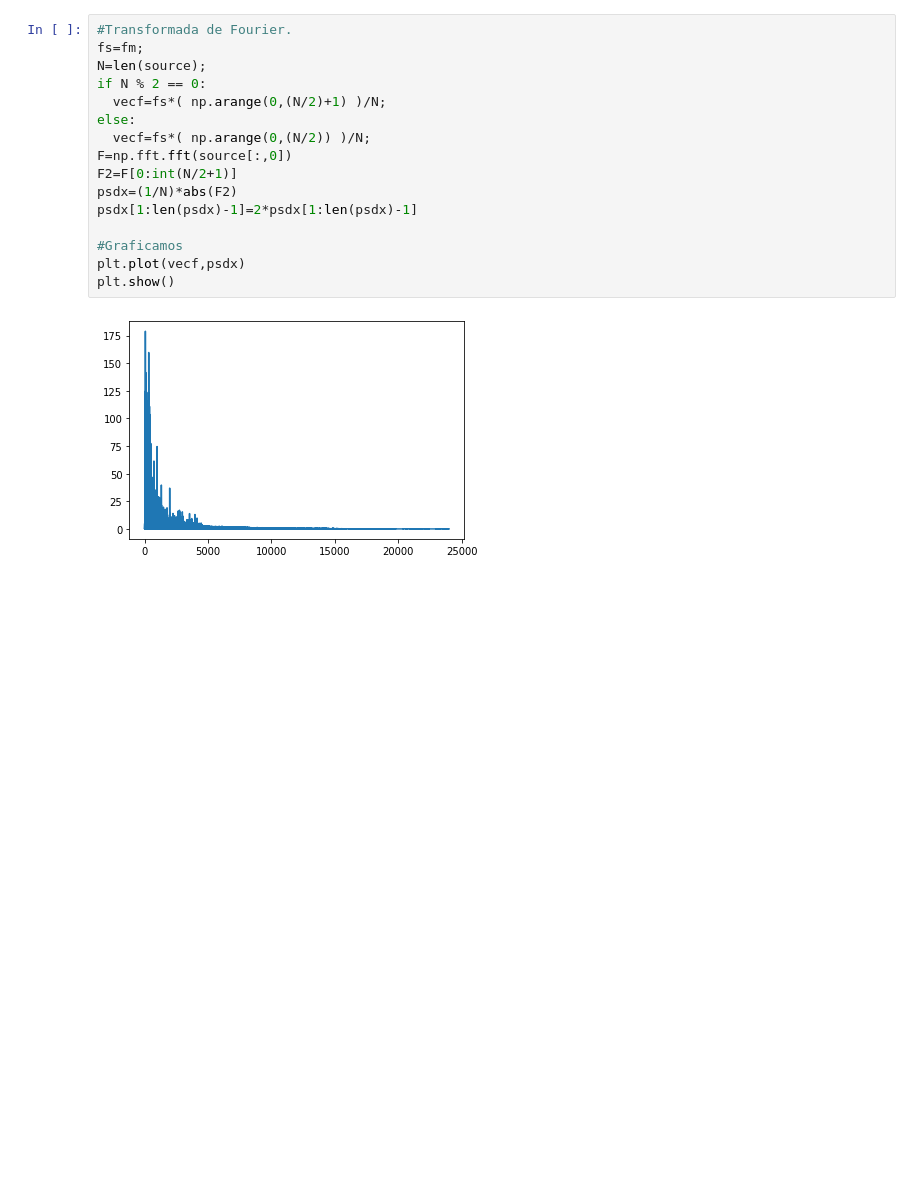
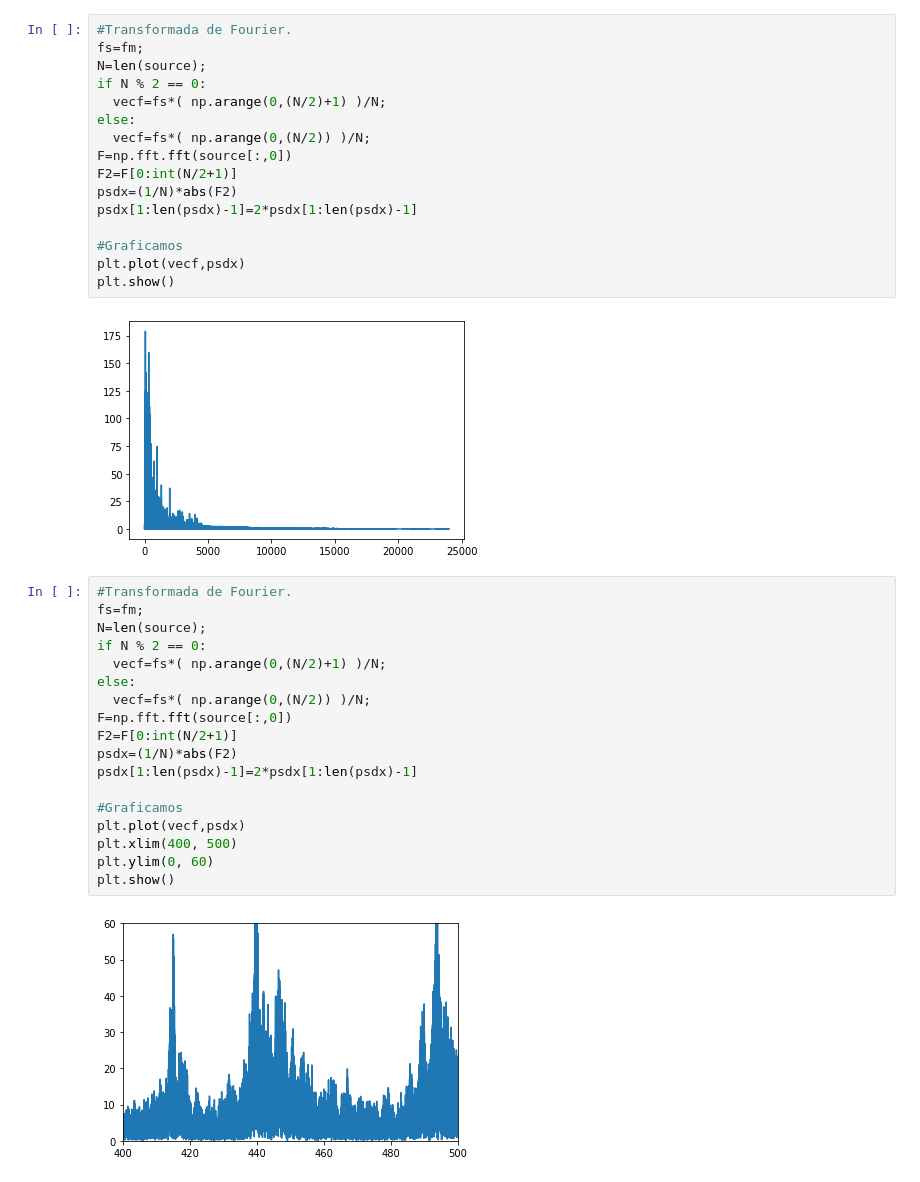
Before and after one commit to FrankAlvaradoR/Teor-a-de-Control, a Jupyter notebook: Transformada_de_Fourier.ipynb, the cells around one changed output. Cells and saved outputs as stored; diff of their text form; blank space fills up the shorter version.

```diff
--- a/Transformada_de_Fourier.ipynb
+++ b/Transformada_de_Fourier.ipynb
@@ -296,3 +296,23 @@ plt.plot(vecf,psdx)
 plt.show()
 # %% [output]
 [figure]
+# %%
+#Transformada de Fourier.
+fs=fm;
+N=len(source);
+if N % 2 == 0:
+  vecf=fs*( np.arange(0,(N/2)+1) )/N;
+else:
+  vecf=fs*( np.arange(0,(N/2)) )/N;
+F=np.fft.fft(source[:,0])
+F2=F[0:int(N/2+1)]
+psdx=(1/N)*abs(F2)
+psdx[1:len(psdx)-1]=2*psdx[1:len(psdx)-1]
+
+#Graficamos
+plt.plot(vecf,psdx)
+plt.xlim(400, 500)
+plt.ylim(0, 60)
+plt.show()
+# %% [output]
+[figure, added]
```
